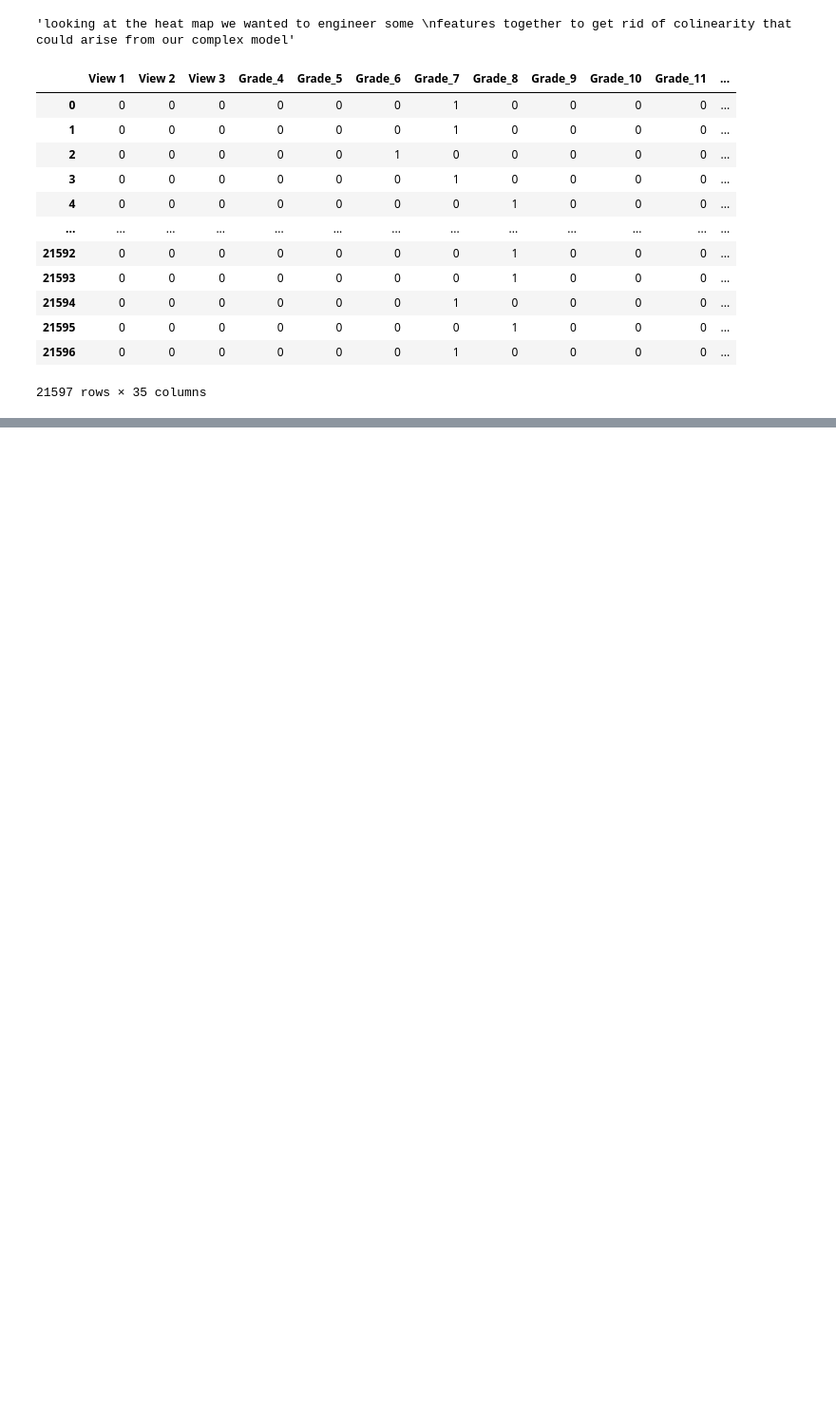
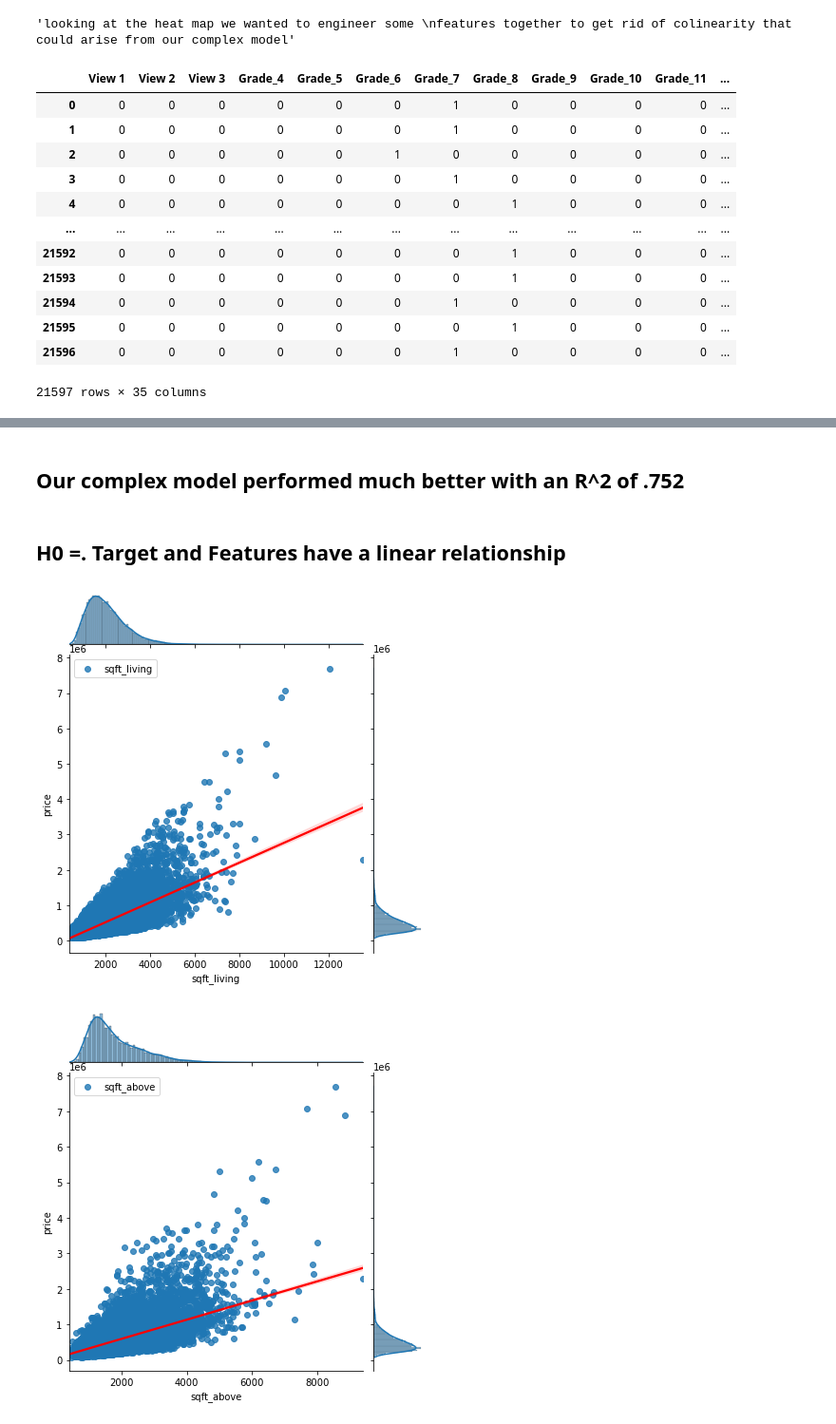
Before and after one commit to learn-co-curriculum/dsc-phase-2-project, a Jupyter notebook: Untitled.ipynb, the cells around one changed output, grey strips where cells are left out. Shown: that part at 95% size. Drawn from its saved outputs; the diff is of its cells as text; code cells hidden in the pictures; blank space fills up the shorter version.

```diff
--- a/Untitled.ipynb
+++ b/Untitled.ipynb
@@ -385,7 +388,7 @@ df_complex
 zipcode_index = top_20.index
 
 #covert a col of booleans into 0 or 1 (tells us where the house is in a top 20 neighborhood)
-df_complex['top25_neighborhood'] = data['zipcode'].isin(zipcode_index).astype(int)
+df_complex['top20_neighborhood'] = data['zipcode'].isin(zipcode_index).astype(int)
 # %%
 df_complex
 # %% [output]
@@ -526,2 +563,22 @@ Test Mean Error: 187601.92643472258
+# %% [markdown]
+## Our complex model performed much better with an R^2 of .752
 # %%
 # ok lets see if we can reduce error by removing some outliers
+
+# lets look at our continous variables
+
+continuous = ["sqft_living", 'sqft_above', 'sqft_lot', 'sqft_basement', 'sqft_living15', 'sqft_lot15', 'age']
+# %% [markdown]
+## H0 =. Target and Features have a linear relationship
+# %%
+
+for column in continuous:
+    sns.jointplot(x=column, y="price", data=df_complex, kind='reg', label=column,joint_kws={'line_kws':{'color':'red'}})
+    plt.legend()
+    plt.show()
+
+
+#
+# %% [output]
+[figure, added]
+[figure, added]
```
Also changed, not shown: parts of 29 cells of this notebook.
